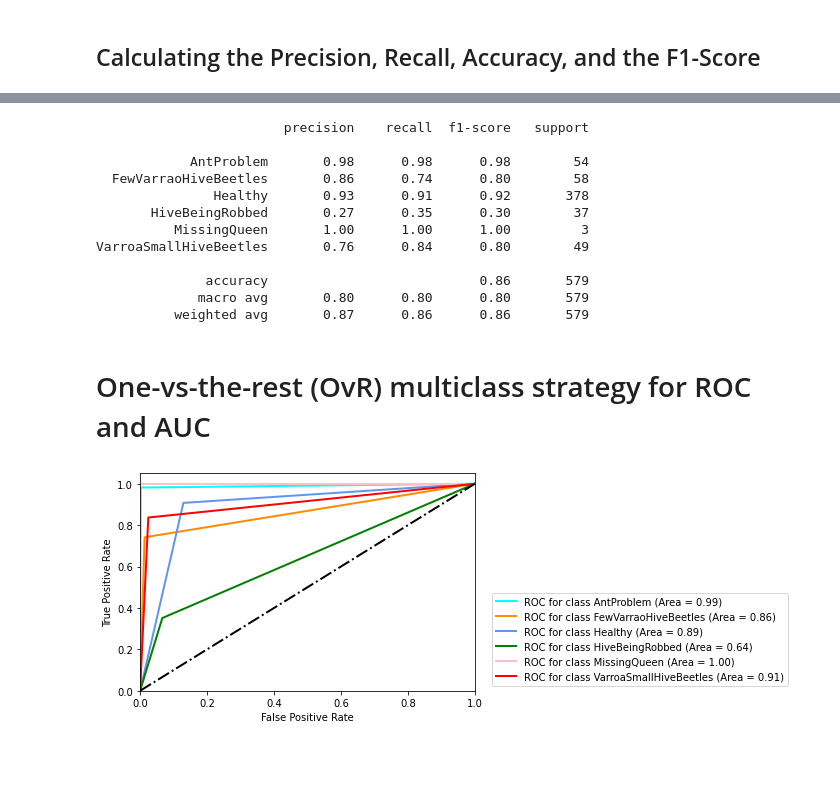
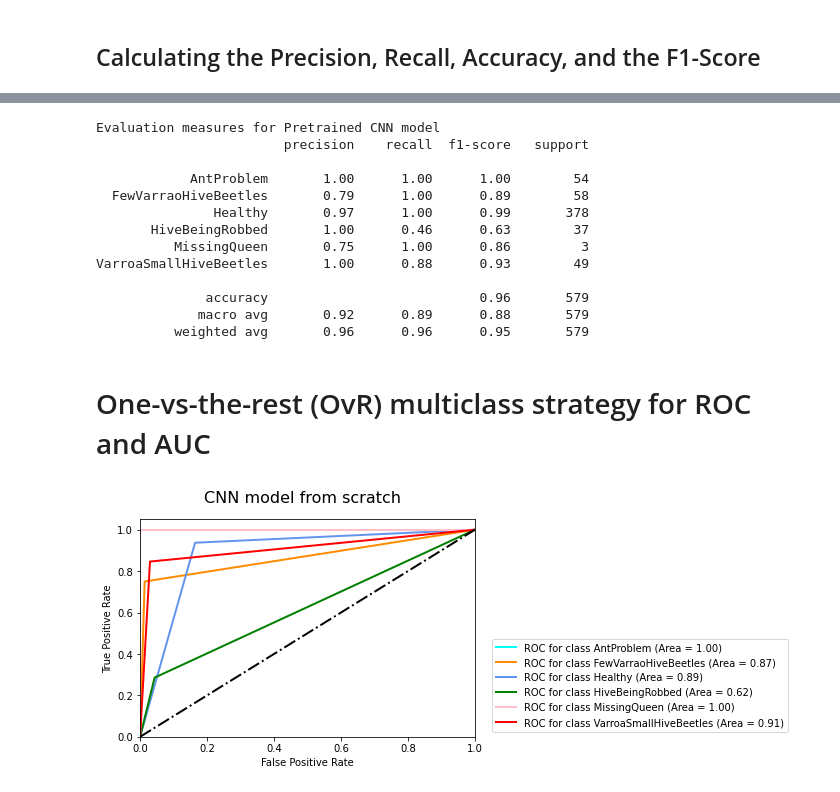
Before and after one commit to fsenchyna/CSC869_Term_Project, a Jupyter notebook: ProjectBeehive.ipynb, the cells around one changed output, grey strips where cells are left out. Cells and saved outputs as stored; diff of their text form; code cells hidden in the pictures; blank space fills up the shorter version.

```diff
--- a/ProjectBeehive.ipynb
+++ b/ProjectBeehive.ipynb
@@ -196,48 +276,55 @@ plot_confusion_matrix(cm, label_lst)
 # %%
-rpt = classification_report(y_true=test_batches.classes,y_pred=(predictions), target_names=label_lst)
-print(rpt)
+pretrained_rpt = classification_report(y_true=test_batches.classes,y_pred=(pretrained_predictions), target_names=label_lst)
+print('Evaluation measures for Pretrained CNN model')
+print(pretrained_rpt)
 # %% [output]
+Evaluation measures for Pretrained CNN model
                         precision    recall  f1-score   support
 
-            AntProblem       0.98      0.98      0.98        54
-  FewVarraoHiveBeetles       0.86      0.74      0.80        58
-               Healthy       0.93      0.91      0.92       378
-       HiveBeingRobbed       0.27      0.35      0.30        37
-          MissingQueen       1.00      1.00      1.00         3
-VarroaSmallHiveBeetles       0.76      0.84      0.80        49
+            AntProblem       1.00      1.00      1.00        54
+  FewVarraoHiveBeetles       0.79      1.00      0.89        58
+               Healthy       0.97      1.00      0.99       378
+       HiveBeingRobbed       1.00      0.46      0.63        37
+          MissingQueen       0.75      1.00      0.86         3
+VarroaSmallHiveBeetles       1.00      0.88      0.93        49
 
-              accuracy                           0.86       579
-             macro avg       0.80      0.80      0.80       579
-          weighted avg       0.87      0.86      0.86       579
+              accuracy                           0.96       579
+             macro avg       0.92      0.89      0.88       579
+          weighted avg       0.96      0.96      0.95       579
 # %% [markdown]
 # One-vs-the-rest (OvR) multiclass strategy for ROC and AUC
 # %%
 # Compute ROC curve and ROC area for each class
-y_score = label_binarize(predictions, classes = [0, 1, 2, 3, 4, 5])
-y_test = label_binarize(test_batches.classes, classes = [0, 1, 2, 3, 4, 5])
-# Plot linewidth.
-lw = 2
+def plot_roc(true_labels, predicted_labels, title):
+  y_score = label_binarize(predicted_labels, classes = [0, 1, 2, 3, 4, 5])
+  y_test = label_binarize(true_labels, classes = [0, 1, 2, 3, 4, 5])
+  # Plot linewidth.
+  lw = 2
 
-fpr = dict()
-tpr = dict()
-roc_auc = dict()
-for i in range(len(label_lst)):
+  fpr = dict()
+  tpr = dict()
+  roc_auc = dict()
+  for i in range(len(label_lst)):
     fpr[i], tpr[i], _ = roc_curve(y_test[:, i], y_score[:, i])
     roc_auc[i] = auc(fpr[i], tpr[i])
 
-# Plot all ROC curves
-plt.figure(1)
-colors = cycle(['aqua', 'darkorange', 'cornflowerblue', 'green', 'pink', 'red'])
-for i, color in zip(range(len(label_lst)), colors):
+  # Plot all ROC curves
+  plt.figure(1)
+  colors = cycle(['aqua', 'darkorange', 'cornflowerblue', 'green', 'pink', 'red'])
+  for i, color in zip(range(len(label_lst)), colors):
     plt.plot(fpr[i], tpr[i], color=color, lw=lw, label='ROC for class {0} (Area = {1:0.2f})'
              ''.format(label_lst[i], roc_auc[i]))
 
-plt.plot([0, 1], [0, 1], 'k-.', lw=lw, )
-plt.xlim([0.0, 1.0])
-plt.ylim([0.0, 1.05])
-plt.xlabel('False Positive Rate')
-plt.ylabel('True Positive Rate')
-plt.legend(loc='lower right', bbox_to_anchor=(1.95, 0))
-plt.show()
+
+  plt.suptitle(title, fontsize=16)
+  plt.plot([0, 1], [0, 1], 'k-.', lw=lw, )
+  plt.xlim([0.0, 1.0])
+  plt.ylim([0.0, 1.05])
+  plt.xlabel('False Positive Rate')
+  plt.ylabel('True Positive Rate')
+  plt.legend(loc='lower right', bbox_to_anchor=(1.95, 0))
+  plt.show()
-# %% [output]
-[figure, removed]
+# %%
+plot_roc(new_predictions, test_batches.classes, title='CNN model from scratch')
+# %% [output]
+[figure, added]
```
Also changed, not shown: parts of 28 cells of this notebook.
